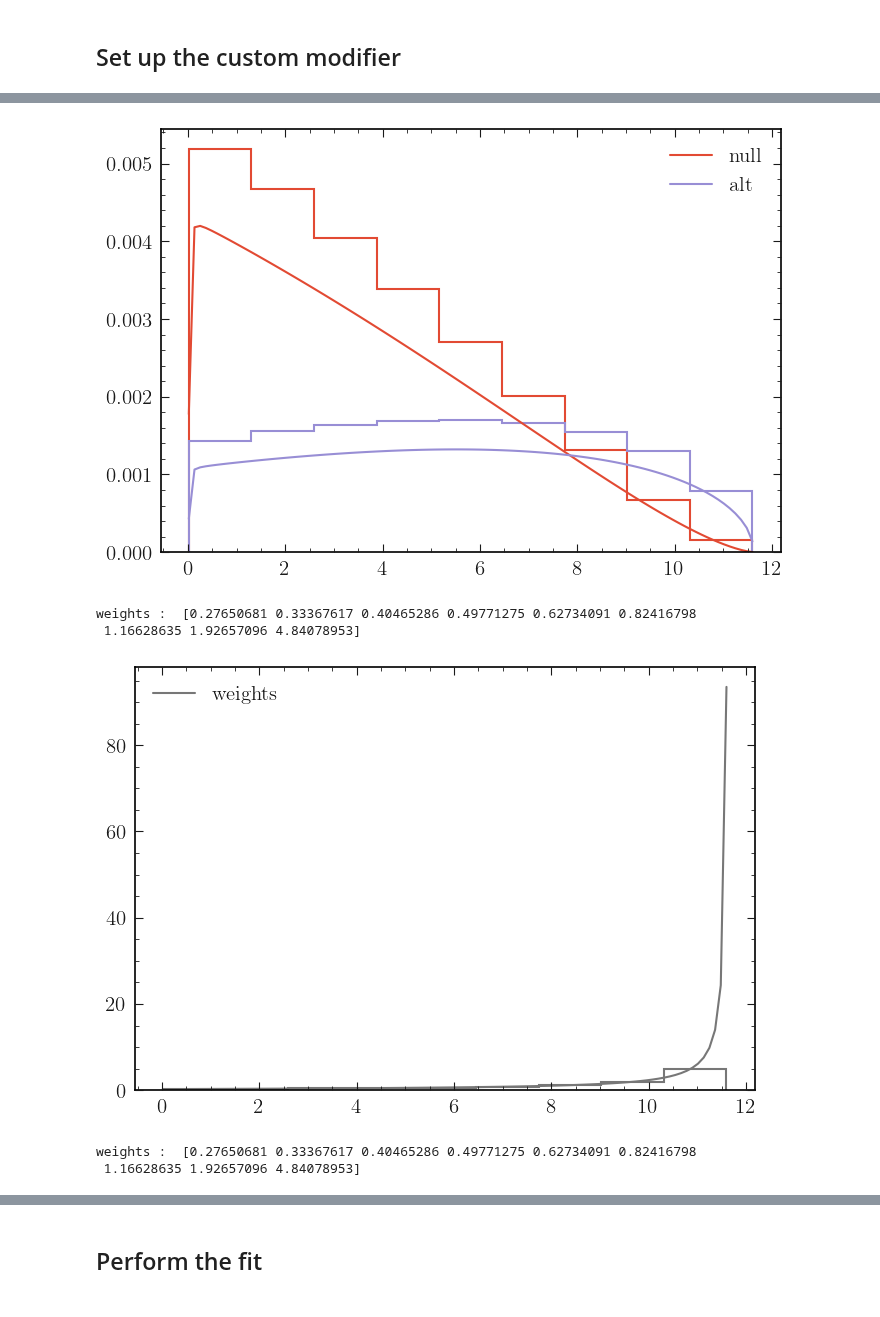
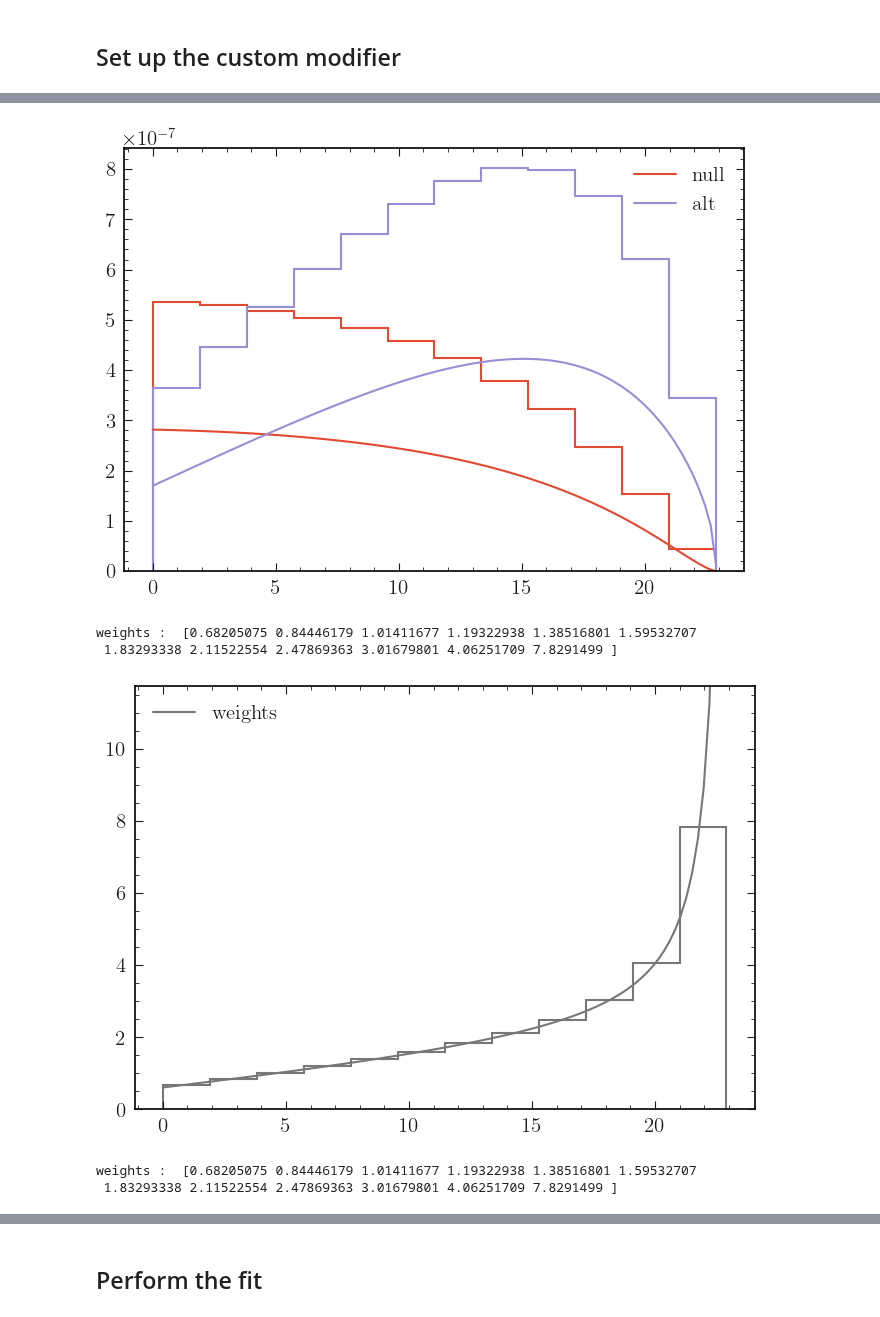
Before and after one commit to lorenzennio/redist, a Jupyter notebook: test_eos.ipynb, the cells around one changed output, grey strips where cells are left out. Cells and saved outputs as stored; diff of their text form; code cells hidden in the pictures.

```diff
--- a/test_eos.ipynb
+++ b/test_eos.ipynb
@@ -96,5 +73,5 @@ eos.plot.Plotter(plot_args).plot()
 # %%
-binning = np.linspace(0.02, 11.6, 10)
+binning = np.linspace(0.0, 22.9, 13)
 
-nominal, _, _ = plt.hist(mu_samples, binning)
+null_yields, _, _ = plt.hist(null_samples, binning, histtype='step')
 # %% [output]
@@ -103,13 +80,17 @@ nominal, _, _ = plt.hist(mu_samples, binning)
 ## Define null and alternative predictions
 # %%
 ana = analysis()
-cvl = ana.parameters['cbmunumu::Re{cVL}'       ].evaluate()
-csl = ana.parameters['cbmunumu::Re{cSL}'       ].evaluate()
-fp0 = ana.parameters['B->D::alpha^f+_0@BSZ2015'].evaluate()
-fp1 = ana.parameters['B->D::alpha^f+_1@BSZ2015'].evaluate()
-fp2 = ana.parameters['B->D::alpha^f+_2@BSZ2015'].evaluate()
-f01 = ana.parameters['B->D::alpha^f0_1@BSZ2015'].evaluate()
-f02 = ana.parameters['B->D::alpha^f0_2@BSZ2015'].evaluate()
+cvl = ana.parameters['sbnunu::Re{cVL}'         ].evaluate()
+csl = ana.parameters['sbnunu::Re{cSL}'         ].evaluate()
+ctl = ana.parameters['sbnunu::Re{cTL}'         ].evaluate()
+fp0 = ana.parameters['B->K::alpha^f+_0@BSZ2015'].evaluate()
+fp1 = ana.parameters['B->K::alpha^f+_1@BSZ2015'].evaluate()
+fp2 = ana.parameters['B->K::alpha^f+_2@BSZ2015'].evaluate()
+f01 = ana.parameters['B->K::alpha^f0_1@BSZ2015'].evaluate()
+f02 = ana.parameters['B->K::alpha^f0_2@BSZ2015'].evaluate()
+fT0 = ana.parameters['B->K::alpha^fT_0@BSZ2015'].evaluate()
+fT1 = ana.parameters['B->K::alpha^fT_1@BSZ2015'].evaluate()
+fT2 = ana.parameters['B->K::alpha^fT_2@BSZ2015'].evaluate()
 # %%
 class null:
     def __init__(self):
@@ -185,7 +173,7 @@ pd.DataFrame(cov).style.background_gradient(cmap='RdBu')
 # %% [markdown]
 ## Set up mapping distribution
 # %%
-mapping_dist = np.diag(nominal)
+mapping_dist = np.diag(null_yields)
 # TODO make more realistic mapping distribution
 # %% [markdown]
 ## Set up the custom modifier
@@ -199,9 +180,11 @@ alt_yields = [
 # %%
+# TODO Why do I have to initialize csl and ctl to >0. for the fit to work properly?
 new_params = {
-                'cvl'   :{'inits': (1.,), 'bounds': ((0., 5.),), 'paramset_type': 'unconstrained'},
-                'csl'   :{'inits': (0.,), 'bounds': ((-5., 5.),), 'paramset_type': 'unconstrained'},
-                'FF'    :{'inits': (fp0, fp1, fp2, f01, f02),
-                         'bounds': ((0., 1.),(-4., -1.),(4., 6.),(-1., 2.),(-2., 0.)),
+                'cvl'   :{'inits': (6.,), 'bounds': ((0., 10.),), 'paramset_type': 'unconstrained'},
+                'csl'   :{'inits': (0.5,), 'bounds': ((0., 5.),), 'paramset_type': 'unconstrained'},
+                'ctl'   :{'inits': (0.5,), 'bounds': ((0., 5.),), 'paramset_type': 'unconstrained'},
+                'FF'    :{'inits': (fp0, fp1, fp2, f01, f02, fT0, fT1, fT2),
+                         'bounds': (),
                          'cov': cov,
                          'paramset_type': 'constrained_by_normal'}
             }
@@ -225,20 +208,21 @@ cmod.expanded_pyhf
  'staterror': (pyhf.modifiers.staterror.staterror_builder,
   pyhf.modifiers.staterror.staterror_combined)}
 # %%
-cvl = 0.5
-csl = 0.5
+cvl = 5.
+csl = 3.
+ctl = 2.
 
-pars = (cvl, csl, fp0, fp1, fp2, f01, f02)
-lims = [0.02, 11.6]
+pars = (cvl, csl, ctl,fp0, fp1, fp2, f01, f02, fT0, fT1, fT2)
+lims = [0.0, 22.9]
 plot.dists(cmod, pars, lims)
 plot.dists(cmod, pars, lims, plot_dists=False, plot_weights=True)
 # %% [output]
-[figure, old version]
+[figure, new version]
-weights :  [0.27650681 0.33367617 0.40465286 0.49771275 0.62734091 0.82416798
- 1.16628635 1.92657096 4.84078953]
+weights :  [0.68205075 0.84446179 1.01411677 1.19322938 1.38516801 1.59532707
+ 1.83293338 2.11522554 2.47869363 3.01679801 4.06251709 7.8291499 ]
-[figure, old version]
+[figure, new version]
-weights :  [0.27650681 0.33367617 0.40465286 0.49771275 0.62734091 0.82416798
- 1.16628635 1.92657096 4.84078953]
+weights :  [0.68205075 0.84446179 1.01411677 1.19322938 1.38516801 1.59532707
+ 1.83293338 2.11522554 2.47869363 3.01679801 4.06251709 7.8291499 ]
 # %%
 plot.map(cmod)
 # %% [output]
```
Also changed, not shown: parts of 17 cells of this notebook.
